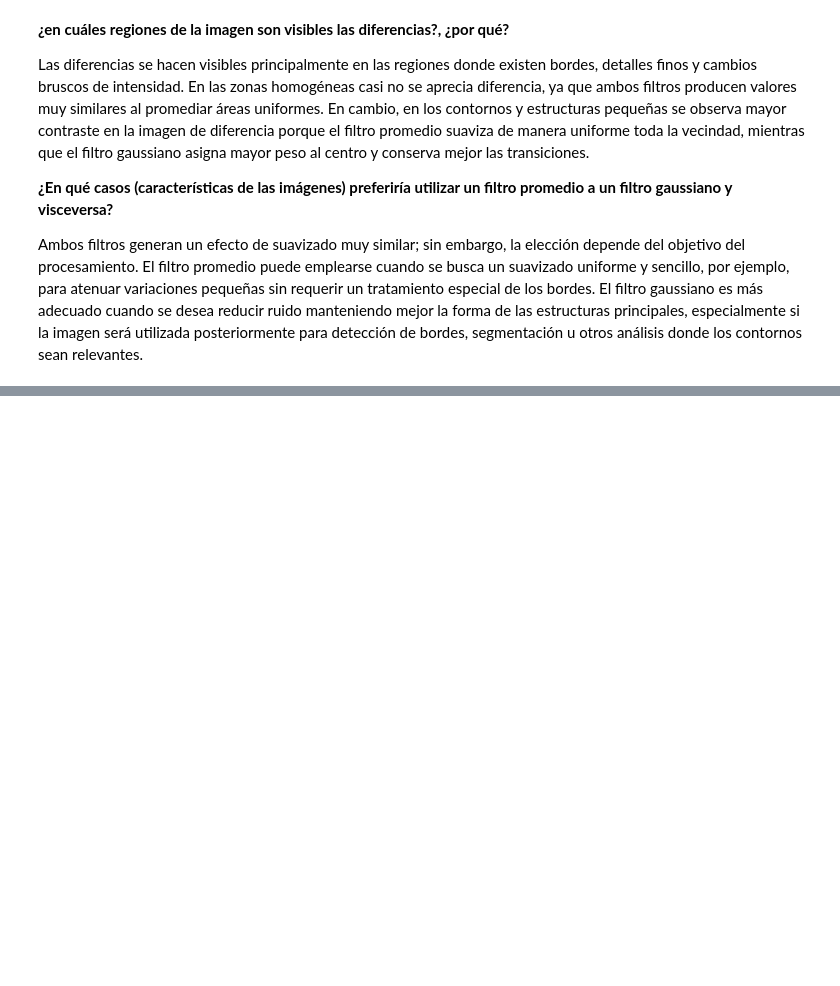
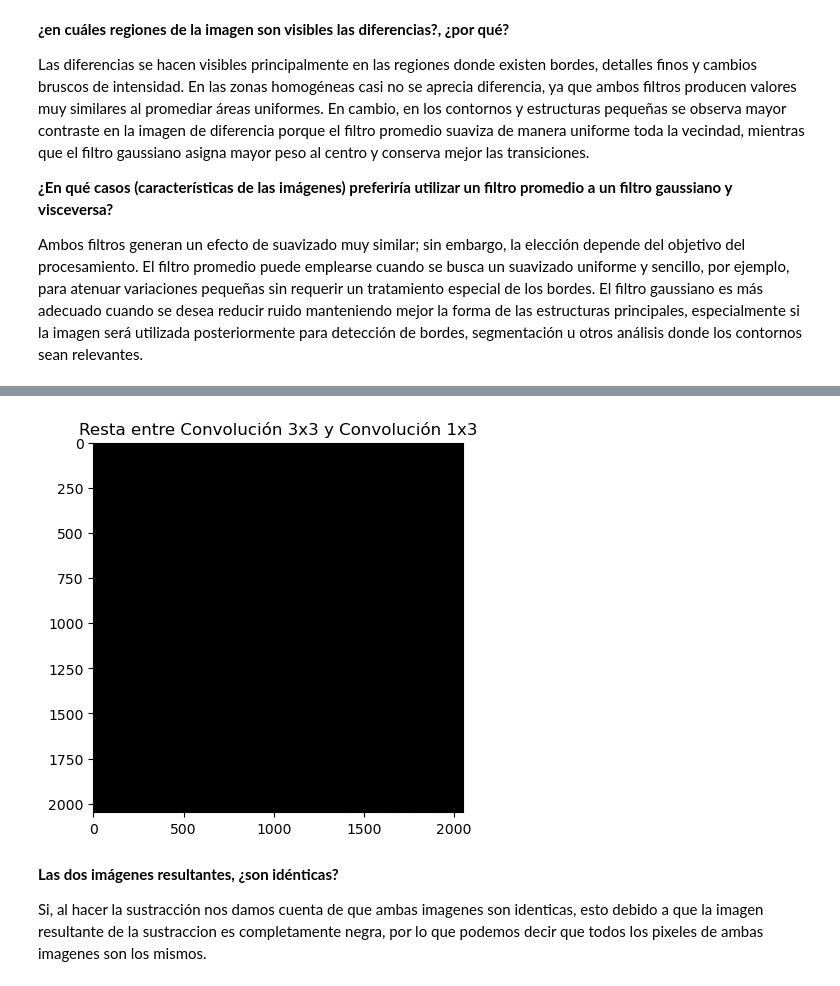
Before and after one commit to ImagenesYVision/Taller5, a Jupyter notebook: Taller5.ipynb, the cells around one changed output, grey strips where cells are left out. Saved outputs shown, nothing was run; the diff lists cells and outputs as text; code cells hidden in the pictures; blank space fills up the shorter version.

```diff
--- a/Taller5.ipynb
+++ b/Taller5.ipynb
@@ -221,0 +304,12 @@ Ambos filtros generan un efecto de suavizado muy similar; sin embargo, la elecci
+# %%
+sustraccion = cv2.subtract(res2, res1)
+
+plt.imshow(sustraccion, cmap='gray', vmin=0, vmax=255)
+plt.title('Resta entre Convolución 3x3 y Convolución 1x3')
+plt.show()
+# %% [output]
+[figure, added]
+# %% [markdown]
+**Las dos imágenes resultantes, ¿son idénticas?**
+
+Si, al hacer la sustracción nos damos cuenta de que ambas imagenes son identicas, esto debido a que la imagen resultante de la sustraccion es completamente negra, por lo que podemos decir que todos los pixeles de ambas imagenes son los mismos.
```
Also changed, not shown: parts of 15 cells of this notebook.
